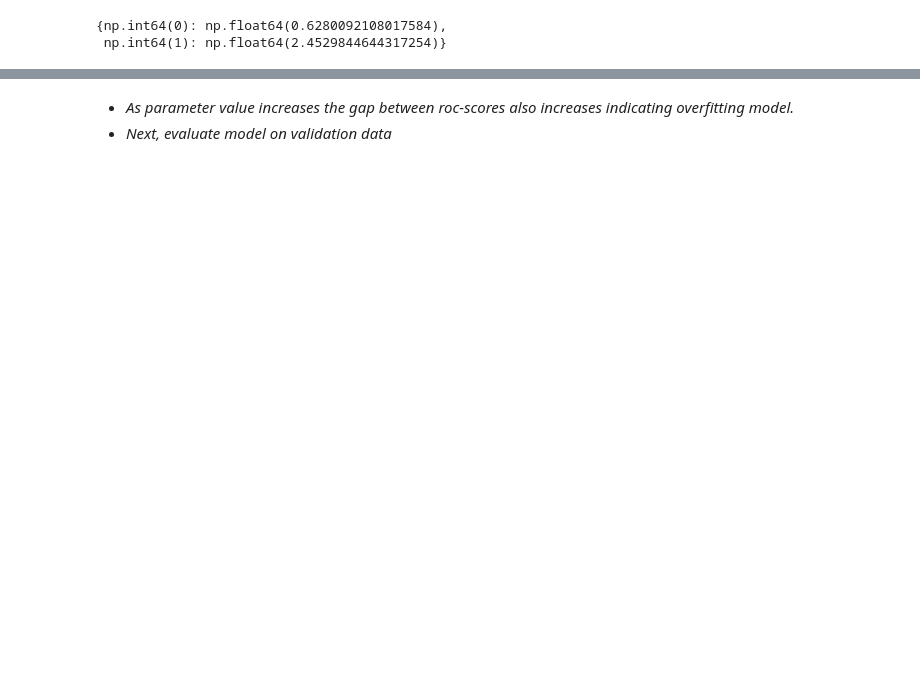
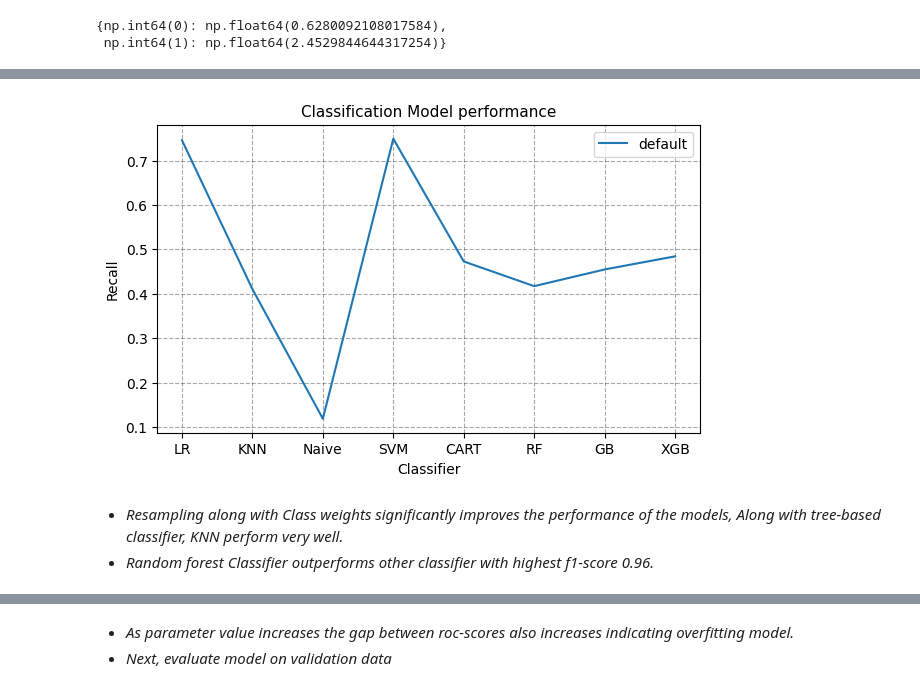
Before and after one commit to madhuri-15/Predicting-Churn-for-Bank-Customers, a Jupyter notebook: Notebook/model-selection.ipynb, the cells around one changed output, grey strips where cells are left out. Cells and saved outputs as stored; diff of their text form; code cells hidden in the pictures; blank space fills up the shorter version.

```diff
--- a/Notebook/model-selection.ipynb
+++ b/Notebook/model-selection.ipynb
@@ -77,6 +78,13 @@ churn
 Name: count, dtype: int64
 # %% [markdown]
 - *The given dataset has imbalance class distribution.*
+# %%
+# Separate features and target variables.
+X_train = train_df.drop(['churn'], axis=1).copy()
+X_valid = valid_df.drop(['churn'], axis=1).copy()
+
+y_train = train_df['churn']
+y_valid = valid_df['churn']
 # %% [markdown]
 ### Handle Imbalance Dataset
 
@@ -89,6 +97,17 @@ weights_dict
 # %% [output]
 {np.int64(0): np.float64(0.6280092108017584),
  np.int64(1): np.float64(2.4529844644317254)}
+# %%
+def evaluate_cross_validation(models, X, y):
+    # Perform 10-fold cross-validation to select the best model.
+    scores = []
+    for name, model in models:
+        CV = StratifiedKFold(10)
+        score = cross_val_score(model, X, y, scoring='recall', cv=CV, n_jobs=-1)
+        scores.append((name, score.mean()))
+        print("%s ==> %.3f +-(%.2f)" %(name, score.mean(), score.std()))
+
+    return scores
 # %%
 # List of machine learning classification alogrithms
 models = []
@@ -138,6 +121,0 @@ Let's find the most influential features in making predictions.
-# %%
-clf = RandomForestClassifier(max_depth=3, class_weight=weights_dict, random_state=42)
-clf.fit(X_train, y_train)
-feature_score = pd.Series(clf.feature_importances_, name='f_score', index=X_train.columns).sort_values(ascending=False)
-top_features = feature_score.head(15).index
-top_features.tolist()
@@ -356,0 +122,6 @@ ax3.legend();
+# %%
+# Model performance with default setting
+model_scores = evaluate_cross_validation(models, X_train, y_train)
+
+# Save results in dataframe
+model_scores_df = pd.DataFrame(model_scores, columns=['Classifier', 'Recall'])
@@ -356,0 +137,11 @@ ax3.legend();
+# %%
+# Model perfromance visualization
+fig = plt.figure(figsize=(7, 4))
+sns.lineplot(model_scores_df, x='Classifier', y='Recall', label='default')
+plt.grid(ls='--', color='#555', alpha=0.5)
+plt.title("Classification Model performance", size=11);
+# %% [output]
+[figure, added]
+# %% [markdown]
+- *Resampling along with Class weights significantly improves the performance of the models, Along with tree-based classifier, KNN perform very well.*
+- *Random forest Classifier outperforms other classifier with highest f1-score 0.96.*
```
Also changed, not shown: parts of 146 cells of this notebook, 2 other files.
